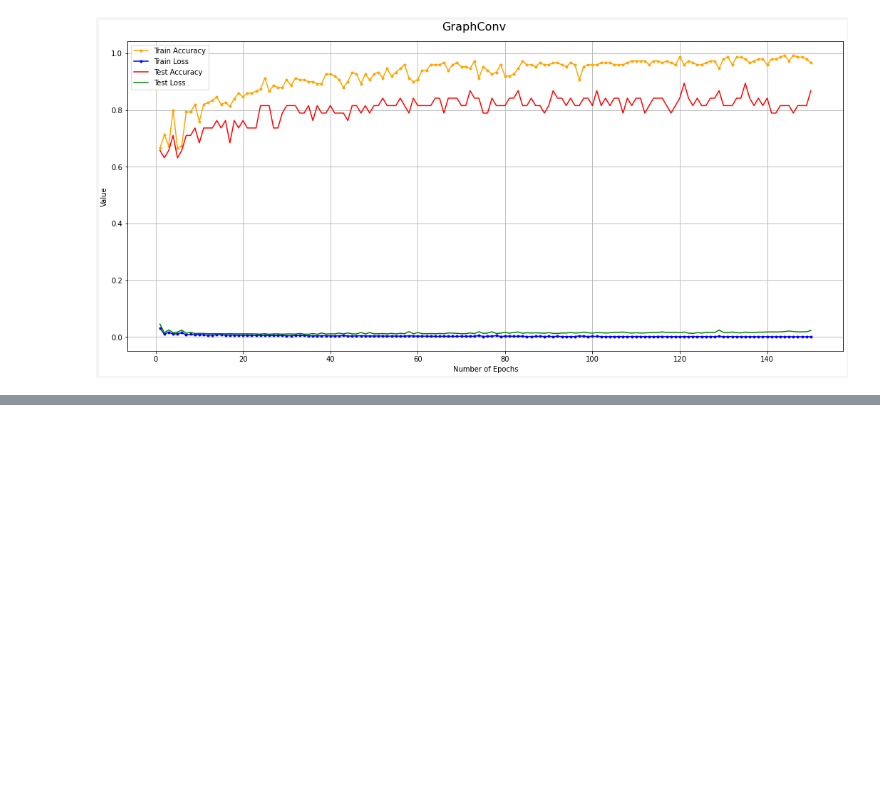
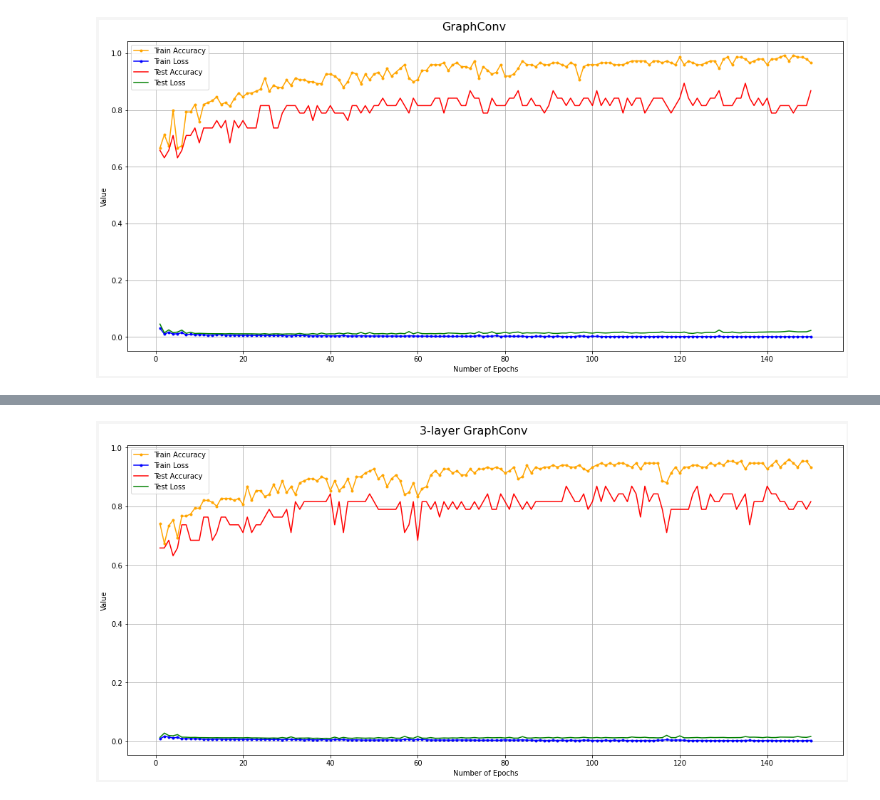
Before and after one commit to mojtabaSefidi/Small-GNN-Based-Projects, a Jupyter notebook: MLG_Ex3.ipynb, the cells around one changed output, grey strips where cells are left out. Drawn from its saved outputs; the diff is of its cells as text; code cells hidden in the pictures; blank space fills up the shorter version.

```diff
--- a/MLG_Ex3.ipynb
+++ b/MLG_Ex3.ipynb
@@ -190,6 +194,30 @@ class Graph_Conv(torch.nn.Module):
         x = self.lin(x)
 
         return x
+# %%
+class Graph_Conv3(torch.nn.Module):
+    def __init__(self, hidden_channels):
+        super(Graph_Conv3, self).__init__()
+        torch.manual_seed(12345)
+        self.conv1 = GraphConv(dataset.num_node_features, hidden_channels)
+        self.conv2 = GraphConv(hidden_channels, hidden_channels)
+        self.conv3 = GraphConv(hidden_channels, hidden_channels)
+        self.lin = Linear(hidden_channels, dataset.num_classes)
+
+    def forward(self, x, edge_index, batch):
+        x = self.conv1(x, edge_index)
+        x = x.relu()
+        x = self.conv2(x, edge_index)
+        x = x.relu()
+        x = self.conv3(x, edge_index)
+
+
+        x = global_add_pool(x, batch)
+
+        x = F.dropout(x, p=0.5, training=self.training)
+        x = self.lin(x)
+
+        return x
 # %%
 class Leaning_Evaluation(torch.nn.Module):
     def __init__(
@@ -502,3 +530,6 @@ Best Results of the model : Epoch: 135, Train Accuracy: 0.9800, Test Accuracy: 0
 plot_history(list_train_loss, list_train_acc, list_test_loss, list_test_acc, n_epochs=150, title='GraphConv')
 # %% [output]
 [figure]
+# %%
+model = Graph_Conv3(hidden_channels=64)
+print(model)
@@ -504,0 +543,7 @@ plot_history(list_train_loss, list_train_acc, list_test_loss, list_test_acc, n_e
+# %%
+evaluate_GraphConv3 = Leaning_Evaluation(
+                                   model = model,
+                                   learning_rate=0.002,
+                                   best_results=[0, 0, 0]
+                                   )
+list_train_acc, list_train_loss, list_test_acc, list_test_loss = evaluate_GraphConv3.train_and_evaluate(train_data_loader, test_data_loader,  n_epochs=150)
@@ -505,3 +568,7 @@ plot_history(list_train_loss, list_train_acc, list_test_loss, list_test_acc, n_e
+# %%
+plot_history(list_train_loss, list_train_acc, list_test_loss, list_test_acc, n_epochs=150, title='3-layer GraphConv')
+# %% [output]
+[figure, added]
 # %%
 import pandas as pd
 
```
Also changed, not shown: parts of 7 cells of this notebook.
